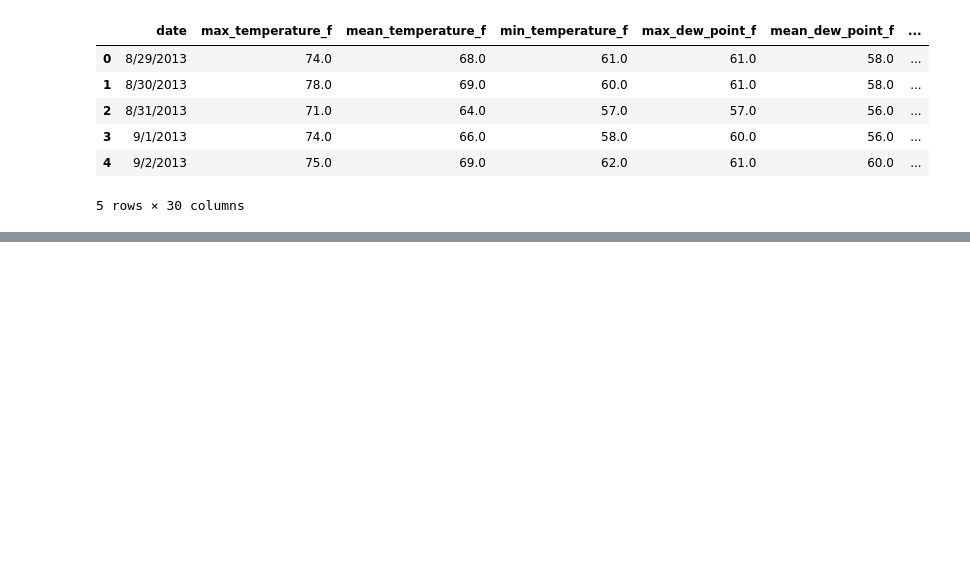
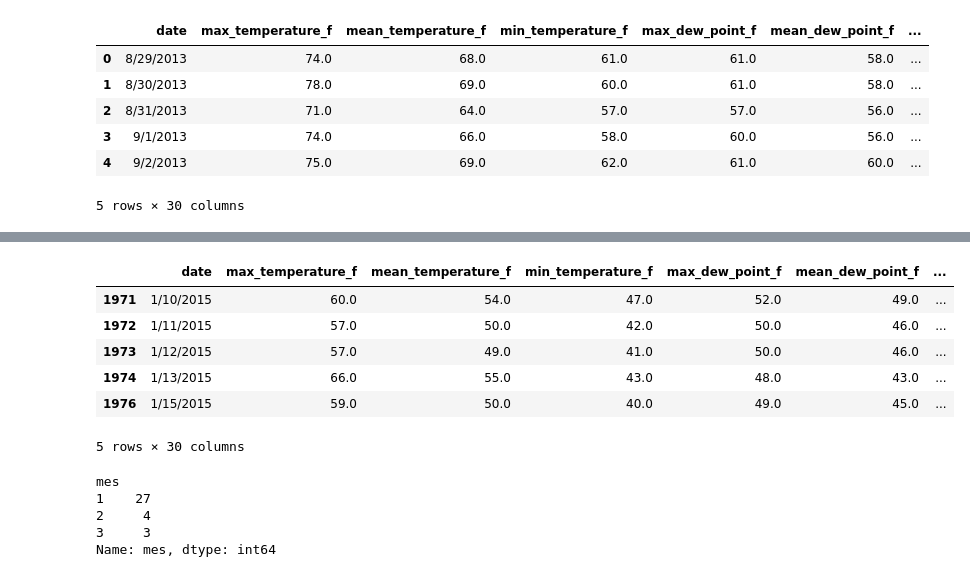
Before and after one commit to agustinpalmeira/TP-BicycleRental, a Jupyter notebook: weather.ipynb, the cells around one changed output, grey strips where cells are left out. Cells and saved outputs as stored; diff of their text form; code cells hidden in the pictures; blank space fills up the shorter version.

```diff
--- a/weather.ipynb
+++ b/weather.ipynb
@@ -251,0 +398,23 @@ weatherWithDates.head()
+# %%
+# Fog - 2015
+
+weather_2015_fog = weather_2015[weather_2015['events'] == 'Fog']
+weather_2015_fog.shape # Hubo 34 dias de fog en todo el 2015
+weather_2015_fog.head()
+# %% [output]
+|  | date | max_temperature_f | mean_temperature_f | min_temperature_f | max_dew_point_f | mean_dew_point_f | ... |
+| 1971 | 1/10/2015 | 60.0 | 54.0 | 47.0 | 52.0 | 49.0 | ... |
+| 1972 | 1/11/2015 | 57.0 | 50.0 | 42.0 | 50.0 | 46.0 | ... |
+| 1973 | 1/12/2015 | 57.0 | 49.0 | 41.0 | 50.0 | 46.0 | ... |
+| 1974 | 1/13/2015 | 66.0 | 55.0 | 43.0 | 48.0 | 43.0 | ... |
+| 1976 | 1/15/2015 | 59.0 | 50.0 | 40.0 | 49.0 | 45.0 | ... |
+5 rows × 30 columns
+# %%
+weather_2015_months_fog = weather_2015_fog.groupby(by='mes')['mes'].count()
+weather_2015_months_fog.head()
+# %% [output]
+mes
+1    27
+2     4
+3     3
+Name: mes, dtype: int64
```
Also changed, not shown: parts of 26 cells of this notebook.
